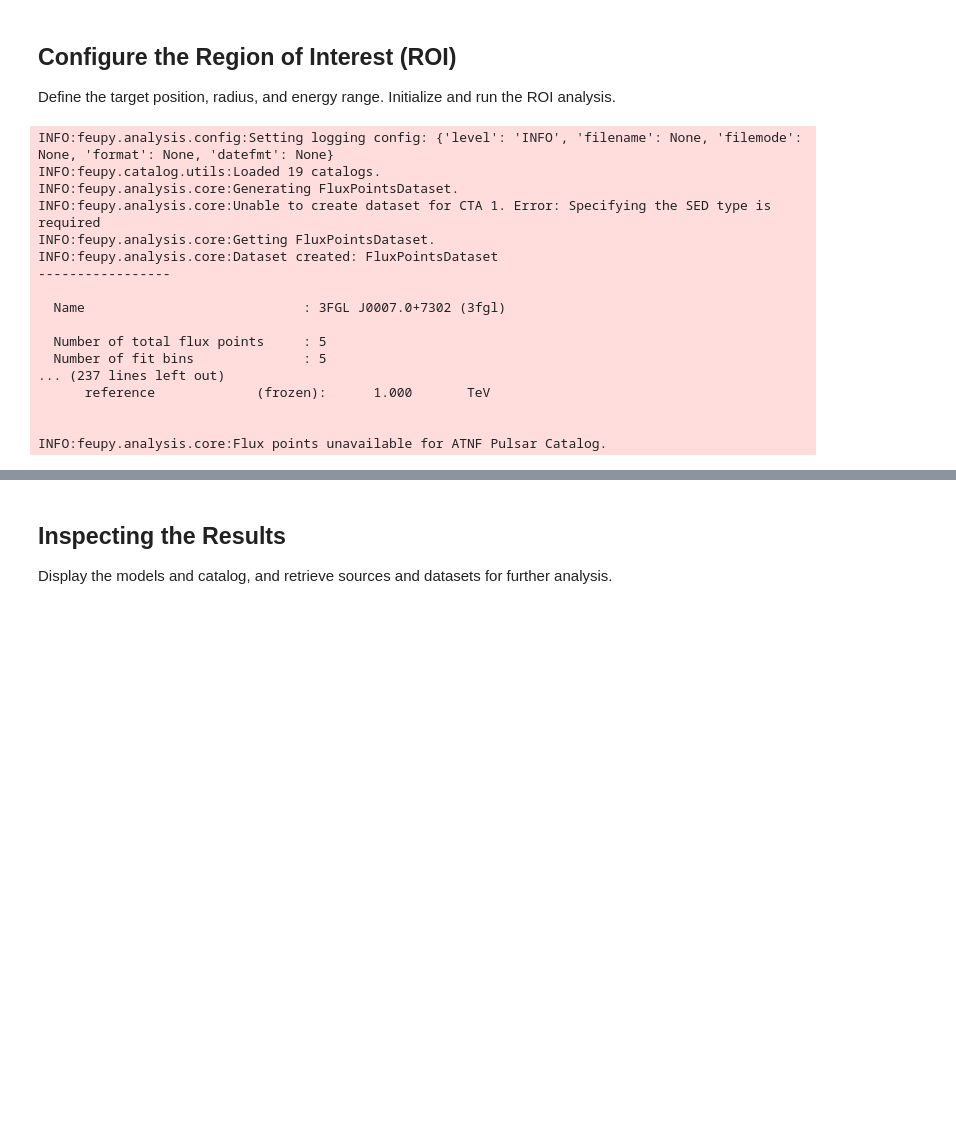
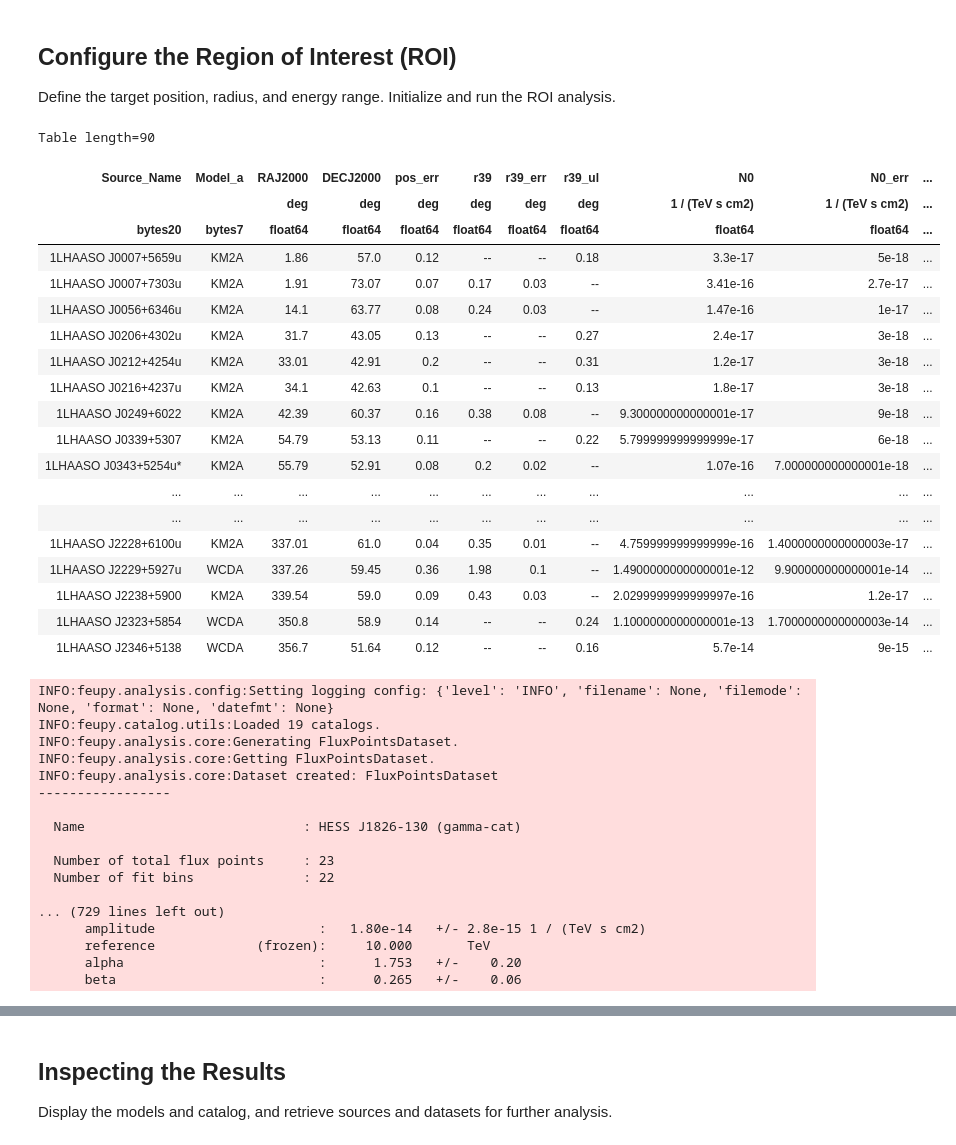
Before and after one commit to rubensjrcosta/feupy, a Jupyter notebook: examples/analysis_roi.ipynb, the cells around one changed output, grey strips where cells are left out. Drawn from its saved outputs; the diff is of its cells as text; code cells hidden in the pictures; blank space fills up the shorter version.

```diff
--- a/examples/analysis_roi.ipynb
+++ b/examples/analysis_roi.ipynb
@@ -29,15 +29,38 @@ plt.style.use(make_path(FEUPY_MPL_STYLE))
 # %% [markdown]
 ## Configure the Region of Interest (ROI)
 Define the target position, radius, and energy range. Initialize and run the ROI analysis.
+# %%
+FEUPY_CATALOG_REGISTRY.get_cls('1LHAASO')().table
+# %% [output]
+Table length=90
+| Source_Name | Model_a | RAJ2000 | DECJ2000 | pos_err | r39 | r39_err | r39_ul | N0 | N0_err | ... |
+|  |  | deg | deg | deg | deg | deg | deg | 1 / (TeV s cm2) | 1 / (TeV s cm2) | ... |
+| bytes20 | bytes7 | float64 | float64 | float64 | float64 | float64 | float64 | float64 | float64 | ... |
+| 1LHAASO J0007+5659u | KM2A | 1.86 | 57.0 | 0.12 | -- | -- | 0.18 | 3.3e-17 | 5e-18 | ... |
+| 1LHAASO J0007+7303u | KM2A | 1.91 | 73.07 | 0.07 | 0.17 | 0.03 | -- | 3.41e-16 | 2.7e-17 | ... |
+| 1LHAASO J0056+6346u | KM2A | 14.1 | 63.77 | 0.08 | 0.24 | 0.03 | -- | 1.47e-16 | 1e-17 | ... |
+| 1LHAASO J0206+4302u | KM2A | 31.7 | 43.05 | 0.13 | -- | -- | 0.27 | 2.4e-17 | 3e-18 | ... |
+| 1LHAASO J0212+4254u | KM2A | 33.01 | 42.91 | 0.2 | -- | -- | 0.31 | 1.2e-17 | 3e-18 | ... |
+| 1LHAASO J0216+4237u | KM2A | 34.1 | 42.63 | 0.1 | -- | -- | 0.13 | 1.8e-17 | 3e-18 | ... |
+| 1LHAASO J0249+6022 | KM2A | 42.39 | 60.37 | 0.16 | 0.38 | 0.08 | -- | 9.300000000000001e-17 | 9e-18 | ... |
+| 1LHAASO J0339+5307 | KM2A | 54.79 | 53.13 | 0.11 | -- | -- | 0.22 | 5.799999999999999e-17 | 6e-18 | ... |
+| 1LHAASO J0343+5254u* | KM2A | 55.79 | 52.91 | 0.08 | 0.2 | 0.02 | -- | 1.07e-16 | 7.000000000000001e-18 | ... |
+| ... | ... | ... | ... | ... | ... | ... | ... | ... | ... | ... |
+| ... | ... | ... | ... | ... | ... | ... | ... | ... | ... | ... |
+| 1LHAASO J2228+6100u | KM2A | 337.01 | 61.0 | 0.04 | 0.35 | 0.01 | -- | 4.759999999999999e-16 | 1.4000000000000003e-17 | ... |
+| 1LHAASO J2229+5927u | WCDA | 337.26 | 59.45 | 0.36 | 1.98 | 0.1 | -- | 1.4900000000000001e-12 | 9.900000000000001e-14 | ... |
+| 1LHAASO J2238+5900 | KM2A | 339.54 | 59.0 | 0.09 | 0.43 | 0.03 | -- | 2.0299999999999997e-16 | 1.2e-17 | ... |
+| 1LHAASO J2323+5854 | WCDA | 350.8 | 58.9 | 0.14 | -- | -- | 0.24 | 1.1000000000000001e-13 | 1.7000000000000003e-14 | ... |
+| 1LHAASO J2346+5138 | WCDA | 356.7 | 51.64 | 0.12 | -- | -- | 0.16 | 5.7e-14 | 9e-15 | ... |
 # %%
 # Define the target position and energy range
 # target_position = FEUPY_CATALOG_REGISTRY.get_cls('3PC')()[1].position
-target_position = FEUPY_CATALOG_REGISTRY.get_cls('1LHAASO')()[1].position.icrs
+target_position = FEUPY_CATALOG_REGISTRY.get_cls('1LHAASO')()["1LHAASO J1825-1256u"].position.icrs
 
 # Set up the ROI configuration
 config_roi = ROIAnalysisConfig()
 config_roi.roi = convert_skycoord_to_dict(target_position)
-config_roi.roi.radius = 0.5 * u.deg
+config_roi.roi.radius = 0.8 * u.deg
 # config_roi.energy_range.min = 0.5 * u.TeV
 
 # Initialize and run the ROI analysis
@@ -47,17 +70,17 @@ analysis_roi.run()
 INFO:feupy.analysis.config:Setting logging config: {'level': 'INFO', 'filename': None, 'filemode': None, 'format': None, 'datefmt': None}
 INFO:feupy.catalog.utils:Loaded 19 catalogs.
 INFO:feupy.analysis.core:Generating FluxPointsDataset.
-INFO:feupy.analysis.core:Unable to create dataset for CTA 1. Error: Specifying the SED type is required
 INFO:feupy.analysis.core:Getting FluxPointsDataset.
 INFO:feupy.analysis.core:Dataset created: FluxPointsDataset
 -----------------
 
-  Name                            : 3FGL J0007.0+7302 (3fgl)
+  Name                            : HESS J1826-130 (gamma-cat)
 
-  Number of total flux points     : 5
-  Number of fit bins              : 5
-... (237 lines left out)
-      reference             (frozen):      1.000       TeV
+  Number of total flux points     : 23
+  Number of fit bins              : 22
 
-
-INFO:feupy.analysis.core:Flux points unavailable for ATNF Pulsar Catalog.
+... (729 lines left out)
+      amplitude                     :   1.80e-14   +/- 2.8e-15 1 / (TeV s cm2)
+      reference             (frozen):     10.000       TeV
+      alpha                         :      1.753   +/-    0.20
+      beta                          :      0.265   +/-    0.06
```
Also changed, not shown: parts of 6 cells of this notebook, 13 other files.
